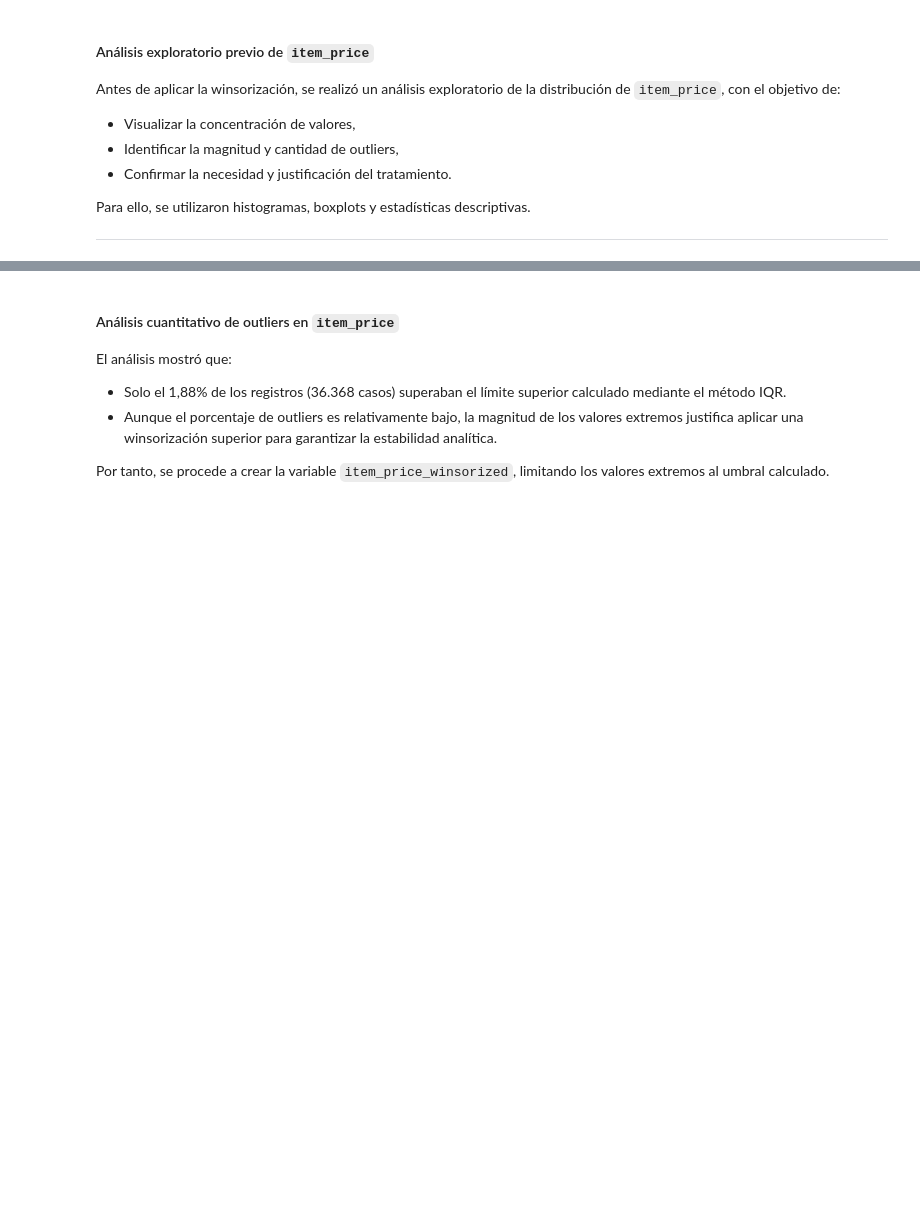
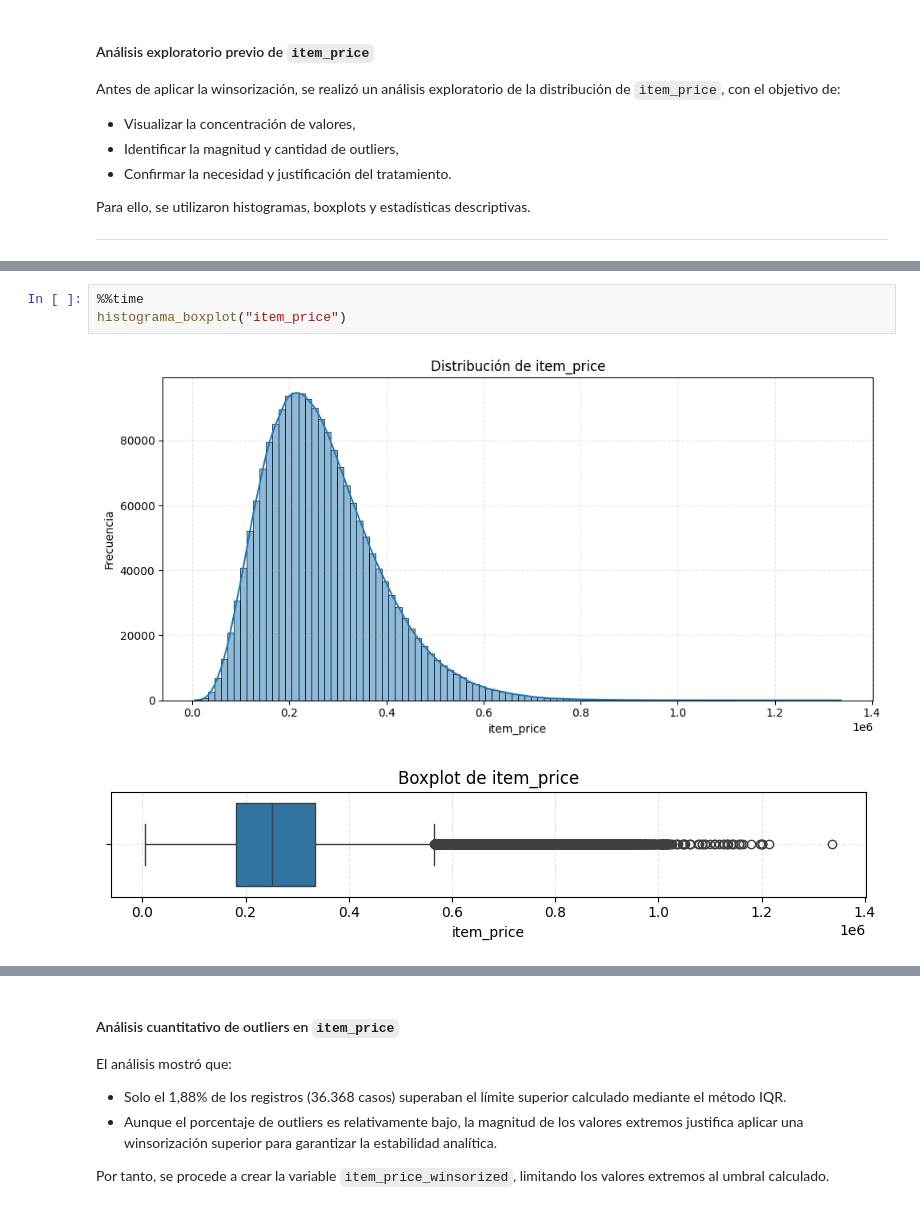
Before and after one commit to admarketingdigital/tfm-retail-recommender, a Jupyter notebook: notebooks/05.Preprocessing.General.ipynb, the cells around one changed output, grey strips where cells are left out. Cells and saved outputs as stored; diff of their text form; blank space fills up the shorter version.

```diff
--- a/notebooks/05.Preprocessing.General.ipynb
+++ b/notebooks/05.Preprocessing.General.ipynb
@@ -360,0 +360,6 @@ Wall time: 22 s
+# %%
+%%time
+histograma_boxplot("item_price")
+# %% [output]
+[figure, added]
+[figure, added]
```
Also changed, not shown: parts of 49 cells of this notebook.
